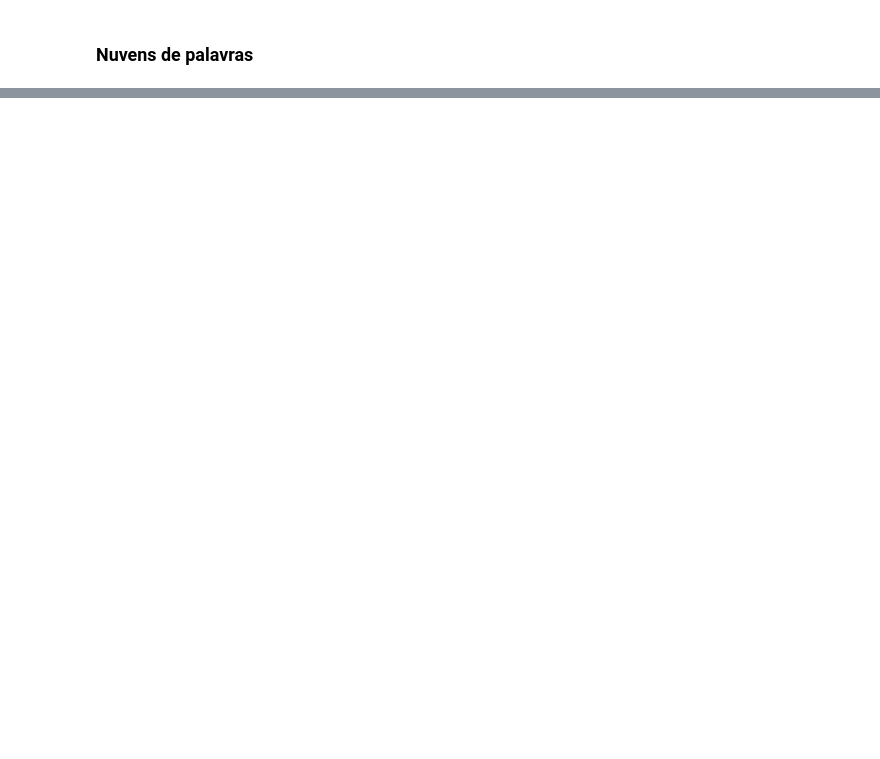
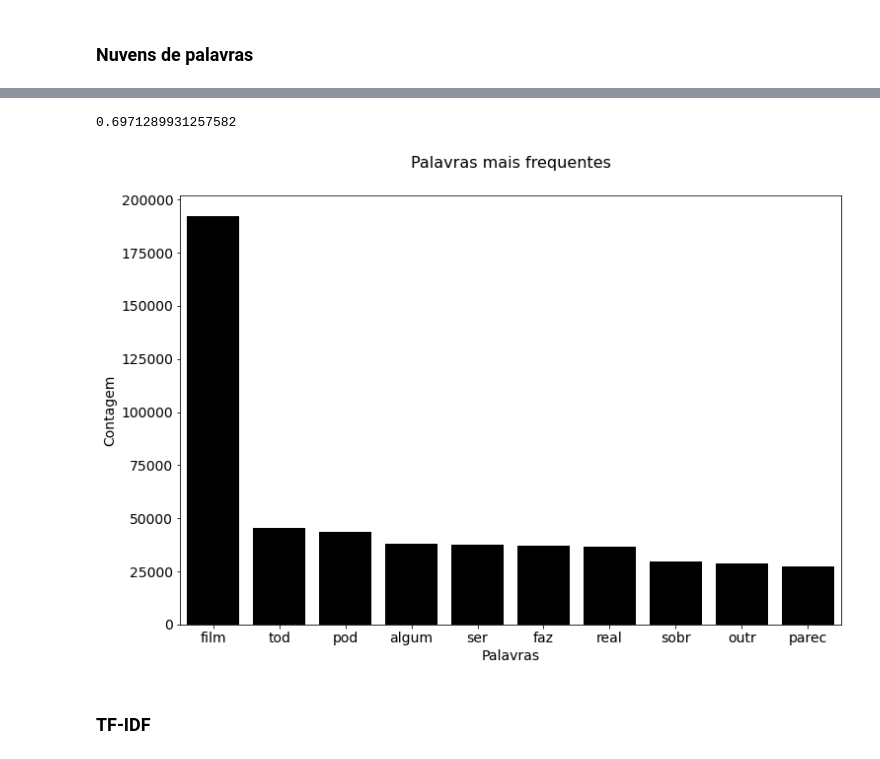
Before and after one commit to LilianeAquino/notebooks_cursos_alura, a Jupyter notebook: NLP/Parte 1/nlp_alura.ipynb, the cells around one changed output, grey strips where cells are left out. Saved outputs shown, nothing was run; the diff lists cells and outputs as text; code cells hidden in the pictures; blank space fills up the shorter version.

```diff
--- a/NLP/Parte 1/nlp_alura.ipynb
+++ b/NLP/Parte 1/nlp_alura.ipynb
@@ -180,0 +182,3 @@ plot_frequency(resenha, 'text_pt', 10)
+# %%
+resenha['stemmer_text'] = resenha['cleaning_text'].apply(stemmer_words)
+resenha.sample()
@@ -180,0 +188,10 @@ plot_frequency(resenha, 'text_pt', 10)
+# %%
+print(classificar_texto(resenha, 'stemmer_text', 'classificacao', LogisticRegression(solver='lbfgs')))
+# %% [output]
+0.6971289931257582
+# %%
+plot_frequency(resenha, 'stemmer_text', 10)
+# %% [output]
+[figure, added]
+# %% [markdown]
+### TF-IDF
```
Also changed, not shown: parts of 14 cells of this notebook.
